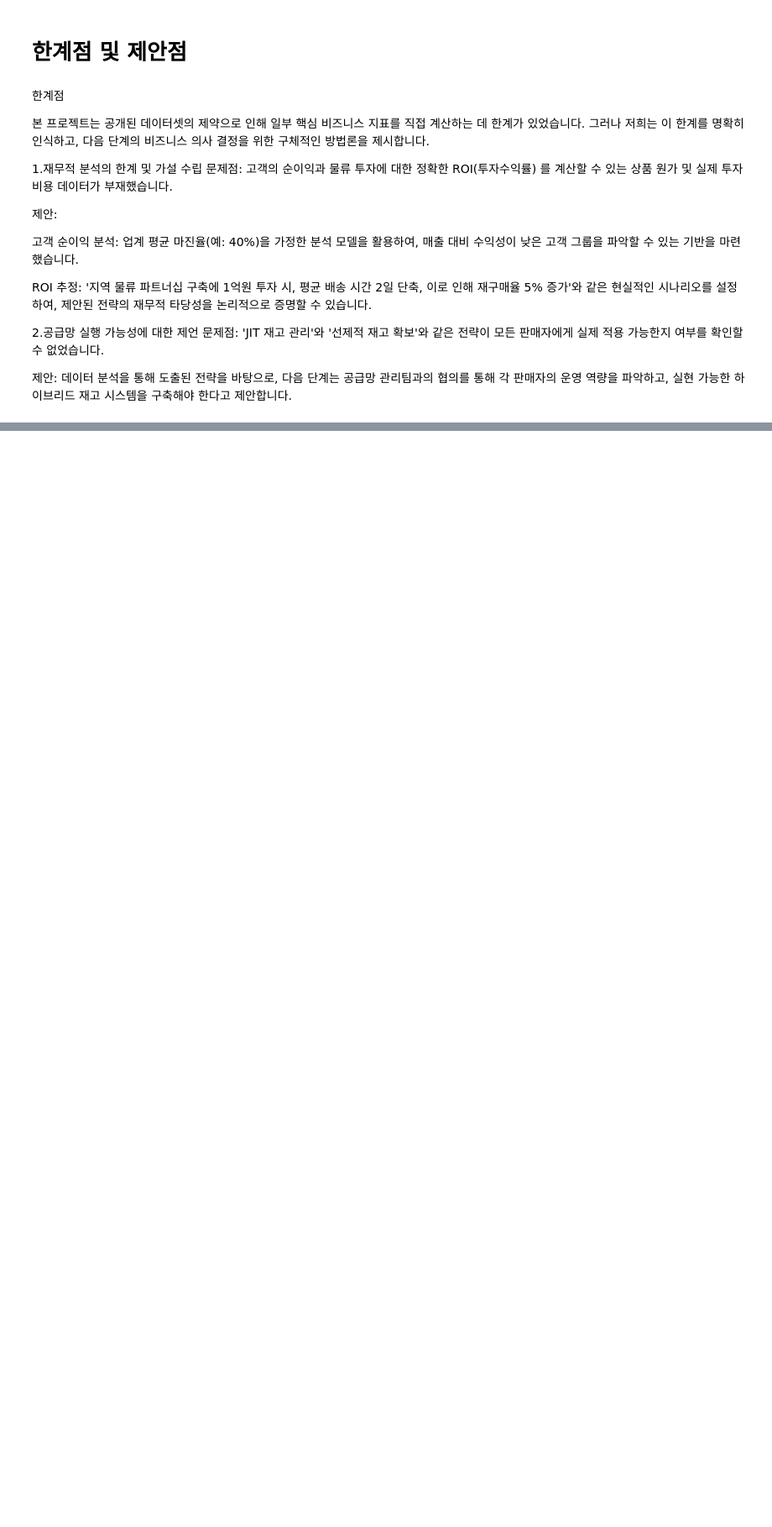
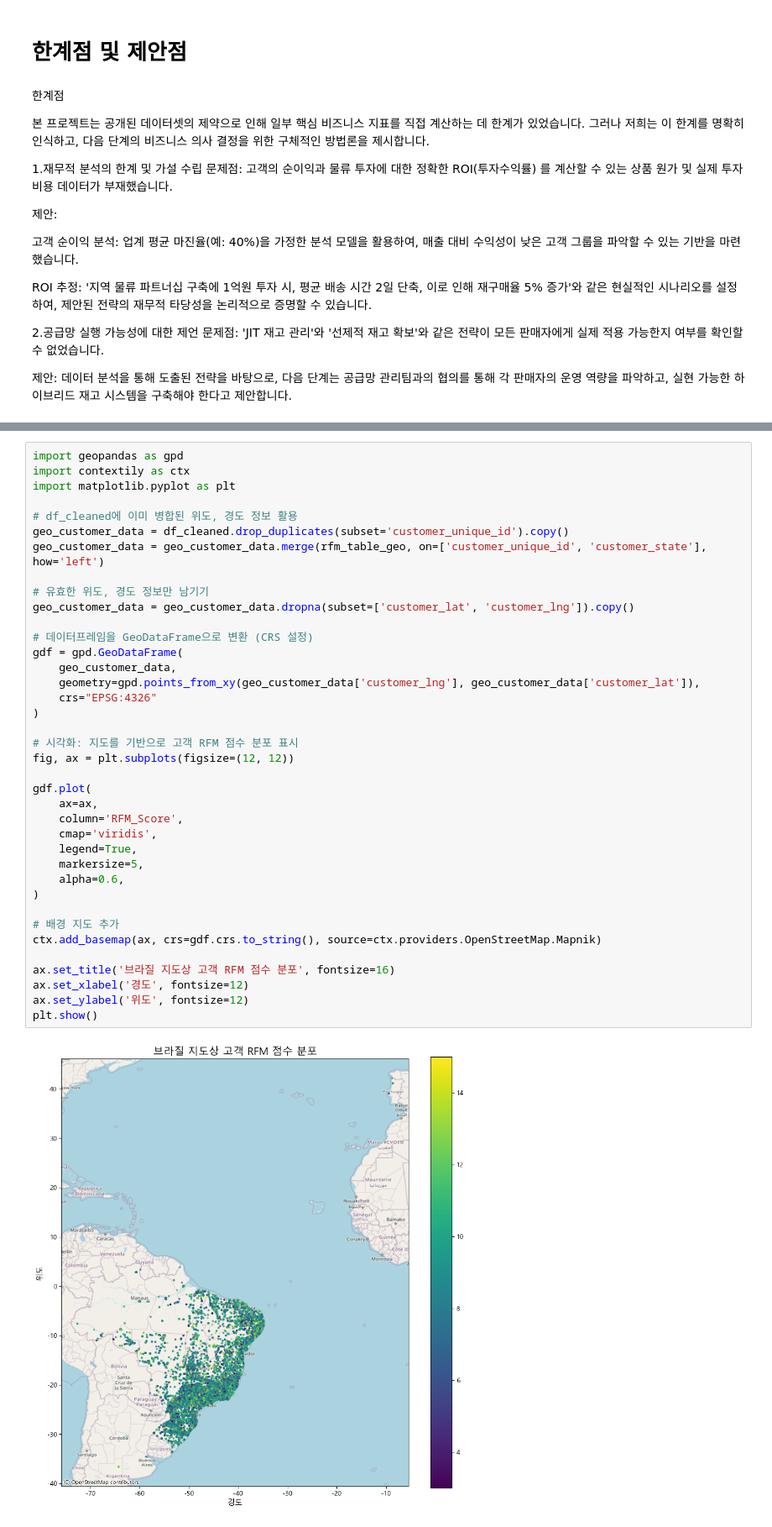
Before and after one commit to parkjihoon186/pjt-data-analysis, a Jupyter notebook: p1_RFM.ipynb, the cells around one changed output, grey strips where cells are left out. Shown at 84% size. Cells and saved outputs as stored; diff of their text form; blank space fills up the shorter version.

```diff
--- a/p1_RFM.ipynb
+++ b/p1_RFM.ipynb
@@ -1578,0 +1641,40 @@ ROI 추정: '지역 물류 파트너십 구축에 1억원 투자 시, 평균 배
+# %%
+import geopandas as gpd
+import contextily as ctx
+import matplotlib.pyplot as plt
+
+# df_cleaned에 이미 병합된 위도, 경도 정보 활용
+geo_customer_data = df_cleaned.drop_duplicates(subset='customer_unique_id').copy()
+geo_customer_data = geo_customer_data.merge(rfm_table_geo, on=['customer_unique_id', 'customer_state'], how='left')
+
+# 유효한 위도, 경도 정보만 남기기
+geo_customer_data = geo_customer_data.dropna(subset=['customer_lat', 'customer_lng']).copy()
+
+# 데이터프레임을 GeoDataFrame으로 변환 (CRS 설정)
+gdf = gpd.GeoDataFrame(
+    geo_customer_data,
+    geometry=gpd.points_from_xy(geo_customer_data['customer_lng'], geo_customer_data['customer_lat']),
+    crs="EPSG:4326"
+)
+
+# 시각화: 지도를 기반으로 고객 RFM 점수 분포 표시
+fig, ax = plt.subplots(figsize=(12, 12))
+
+gdf.plot(
+    ax=ax,
+    column='RFM_Score',
+    cmap='viridis',
+    legend=True,
+    markersize=5,
+    alpha=0.6,
+)
+
+# 배경 지도 추가
+ctx.add_basemap(ax, crs=gdf.crs.to_string(), source=ctx.providers.OpenStreetMap.Mapnik)
+
+ax.set_title('브라질 지도상 고객 RFM 점수 분포', fontsize=16)
+ax.set_xlabel('경도', fontsize=12)
+ax.set_ylabel('위도', fontsize=12)
+plt.show()
+# %% [output]
+[figure, added]
```
Also changed, not shown: parts of 12 cells of this notebook, 1 other file.
